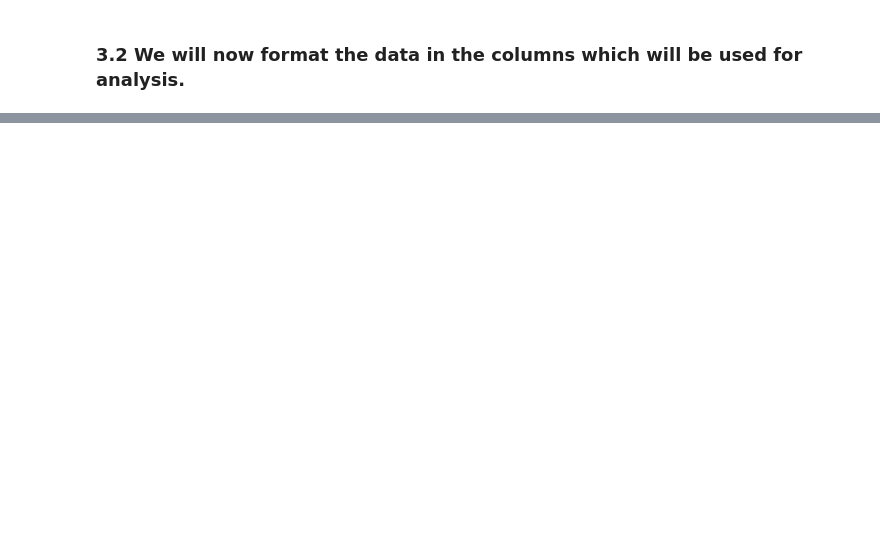
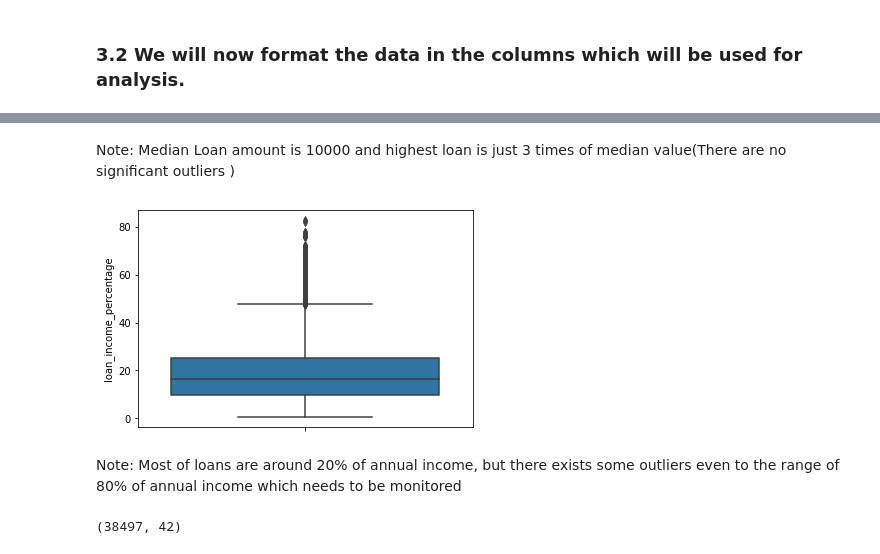
Before and after one commit to sumit0049/lending-club-case-study-november-2021, a Jupyter notebook: Lending_Club_case_Study_Sumitkumar_Karthik.ipynb, the cells around one changed output, grey strips where cells are left out. Cells and saved outputs as stored; diff of their text form; code cells hidden in the pictures; blank space fills up the shorter version.

```diff
--- a/Lending_Club_case_Study_Sumitkumar_Karthik.ipynb
+++ b/Lending_Club_case_Study_Sumitkumar_Karthik.ipynb
@@ -133,0 +236,13 @@ removed_thresh_data['revol_util']=removed_thresh_data['revol_util'].str.extract(
+# %% [markdown]
+Note: Median Loan amount is 10000 and highest loan is just 3 times of median value(There are no significant outliers )
+# %%
+sns.boxplot(y=removed_thresh_data['loan_income_percentage'])
+plt.show()
+# %% [output]
+[figure, added]
+# %% [markdown]
+Note: Most of loans are around 20% of annual income, but there exists some outliers even to the range of 80% of annual income which needs to be monitored
+# %%
+removed_thresh_data.shape
+# %% [output]
+(38497, 42)
```
Also changed, not shown: parts of 60 cells of this notebook.
